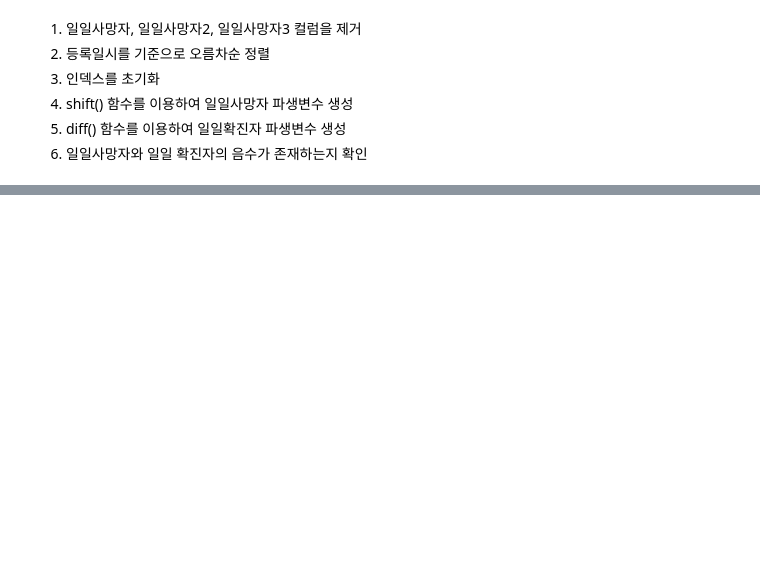
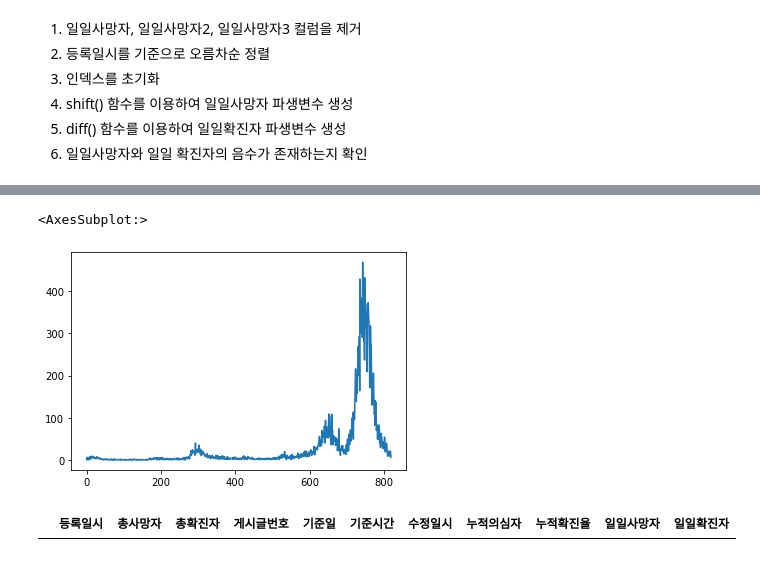
Before and after one commit to kanghiee/ubion, a Jupyter notebook: python/2403221/01_pandas.ipynb, the cells around one changed output, grey strips where cells are left out. Cells and saved outputs as stored; diff of their text form; code cells hidden in the pictures; blank space fills up the shorter version.

```diff
--- a/python/2403221/01_pandas.ipynb
+++ b/python/2403221/01_pandas.ipynb
@@ -543,0 +592,10 @@ coronang[['일일사망자','일일확진자']].describe()
+# %%
+## 일일사망자를 기준으로 하여 라인 그래프 생성
+coronang['일일사망자'].plot()
+# %% [output]
+<AxesSubplot:>
+[figure, added]
+# %%
+coronang.loc[(coronang[['일일사망자','일일확진자']]<0).any(axis=1)]
+# %% [output]
+|  | 등록일시 | 총사망자 | 총확진자 | 게시글번호 | 기준일 | 기준시간 | 수정일시 | 누적의심자 | 누적확진율 | 일일사망자 | 일일확진자 |
```
Also changed, not shown: parts of 10 cells of this notebook, 5 other files.
